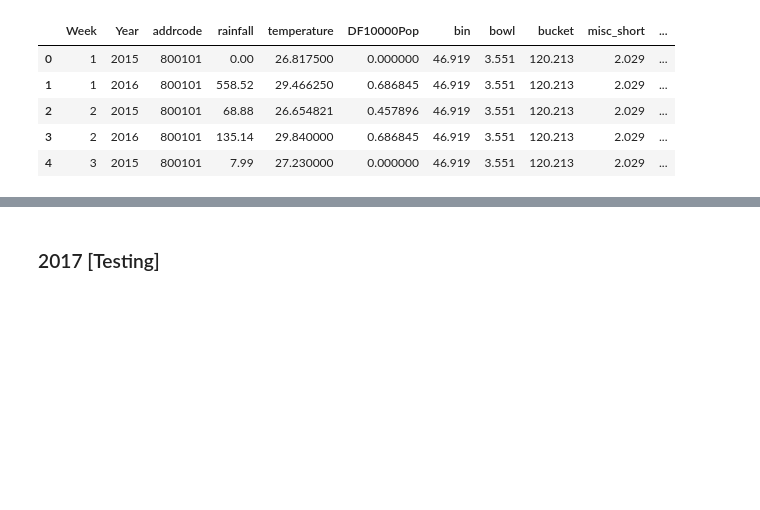
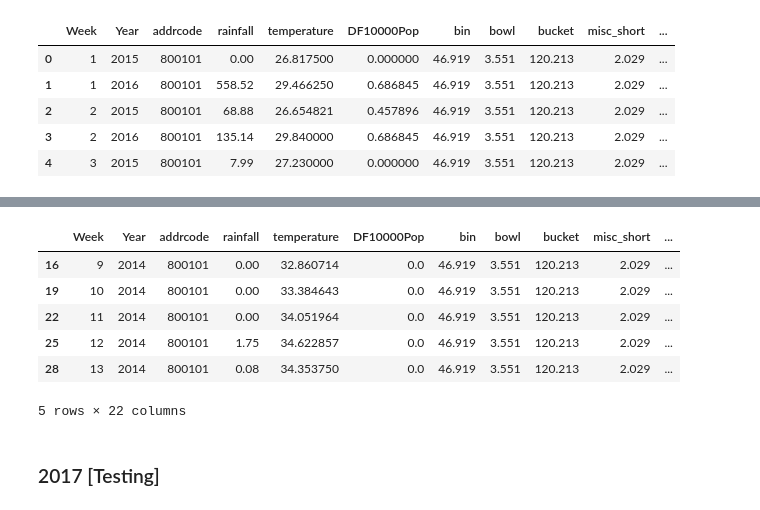
Before and after one commit to boonpakornn/dengue_data_statistic, a Jupyter notebook: Data Statistics.ipynb, the cells around one changed output, grey strips where cells are left out. Drawn from its saved outputs; the diff is of its cells as text; code cells hidden in the pictures; blank space fills up the shorter version.

```diff
--- a/Data Statistics.ipynb
+++ b/Data Statistics.ipynb
@@ -1099,3 +1099,8 @@ df_rain_lst_df_cd.head()
 | 2 | 2 | 2015 | 800101 | 68.88 | 26.654821 | 0.457896 | 46.919 | 3.551 | 120.213 | 2.029 | ... |
 | 3 | 2 | 2016 | 800101 | 135.14 | 29.840000 | 0.686845 | 46.919 | 3.551 | 120.213 | 2.029 | ... |
 | 4 | 3 | 2015 | 800101 | 7.99 | 27.230000 | 0.000000 | 46.919 | 3.551 | 120.213 | 2.029 | ... |
+# %%
+df_pop = pd.read_csv(os.path.join('Data','Population','full-info','Nakhon-population-details.csv'))
+df_pop = df_pop.drop('district', axis = 1)
+df_pop['addrcode'] = df_pop['addrcode'].astype(str)
+df_pop.head()
@@ -1101,0 +1114,3 @@ df_rain_lst_df_cd.head()
+# %%
+df_rain_lst_df_cd_pop = pd.merge(df_rain_lst_df_cd, df_pop, how = 'inner', on ='addrcode')
+df_rain_lst_df_cd_pop.head()
@@ -1102 +1125,12 @@ df_rain_lst_df_cd.head()
+# %%
+df_rain_lst_df_cd_pop = df_rain_lst_df_cd_pop.sort_values(['addrcode','Year'])
+df_rain_lst_df_cd_pop.head()
+# %% [output]
+|  | Week | Year | addrcode | rainfall | temperature | DF10000Pop | bin | bowl | bucket | misc_short | ... |
+| 16 | 9 | 2014 | 800101 | 0.00 | 32.860714 | 0.0 | 46.919 | 3.551 | 120.213 | 2.029 | ... |
+| 19 | 10 | 2014 | 800101 | 0.00 | 33.384643 | 0.0 | 46.919 | 3.551 | 120.213 | 2.029 | ... |
+| 22 | 11 | 2014 | 800101 | 0.00 | 34.051964 | 0.0 | 46.919 | 3.551 | 120.213 | 2.029 | ... |
+| 25 | 12 | 2014 | 800101 | 1.75 | 34.622857 | 0.0 | 46.919 | 3.551 | 120.213 | 2.029 | ... |
+| 28 | 13 | 2014 | 800101 | 0.08 | 34.353750 | 0.0 | 46.919 | 3.551 | 120.213 | 2.029 | ... |
+5 rows × 22 columns
 # %%
```
Also changed, not shown: parts of 7 cells of this notebook, 3 other files.
